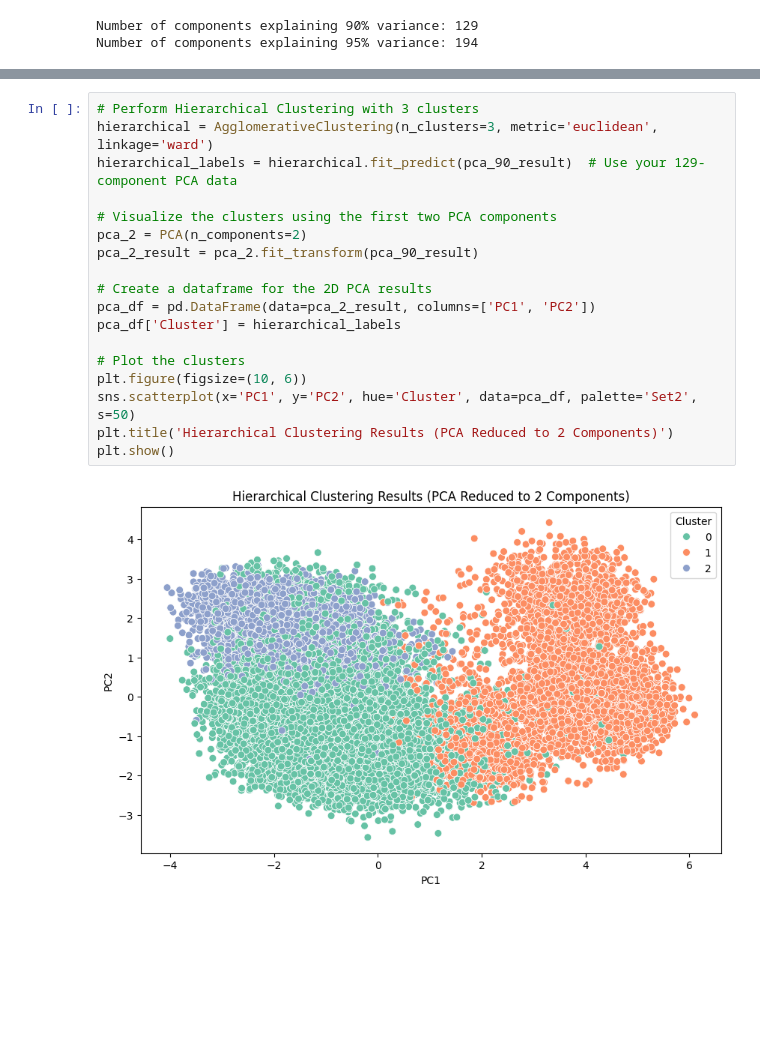
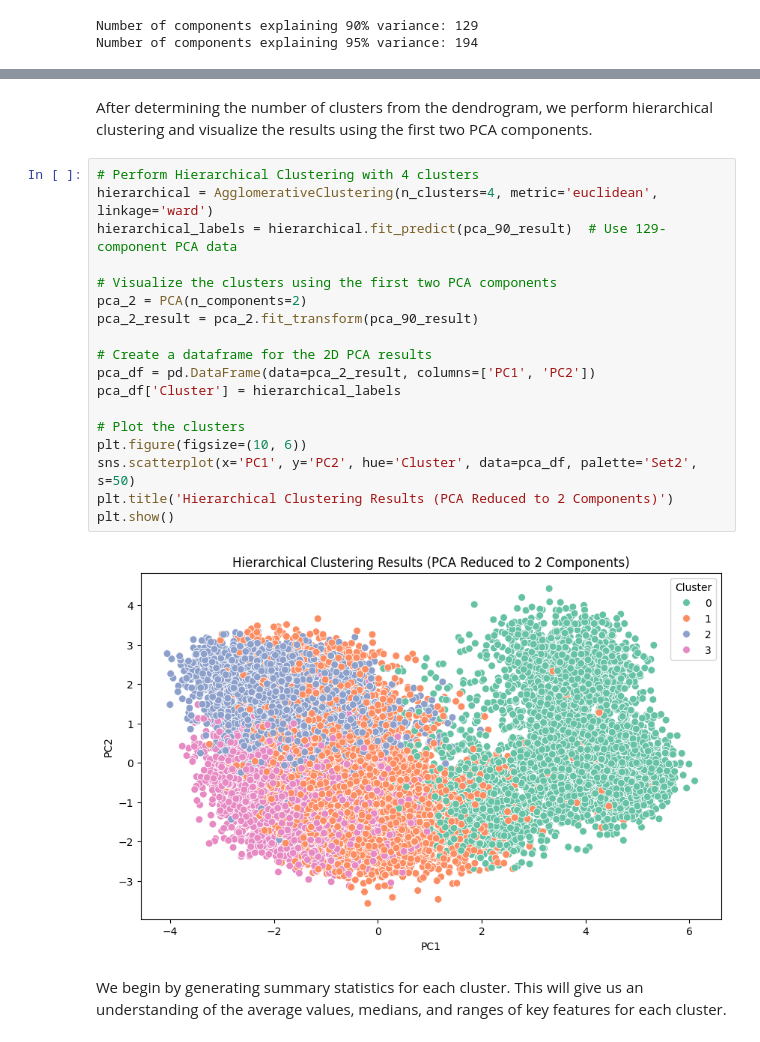
Before and after one commit to numansuri/Milestone_II, a Jupyter notebook: Numan_Exploration/recs_unsupervised_learning.ipynb, the cells around one changed output, grey strips where cells are left out. Drawn from its saved outputs; the diff is of its cells as text; blank space fills up the shorter version.

Commit message:
added some summary stats

```diff
--- a/Numan_Exploration/recs_unsupervised_learning.ipynb
+++ b/Numan_Exploration/recs_unsupervised_learning.ipynb
@@ -133,20 +147,24 @@ plt.show()
+# %% [markdown]
+After determining the number of clusters from the dendrogram, we perform hierarchical clustering and visualize the results using the first two PCA components.
 # %%
-# Perform Hierarchical Clustering with 3 clusters
-hierarchical = AgglomerativeClustering(n_clusters=3, metric='euclidean', linkage='ward')
-hierarchical_labels = hierarchical.fit_predict(pca_90_result)  # Use your 129-component PCA data
+# Perform Hierarchical Clustering with 4 clusters
+hierarchical = AgglomerativeClustering(n_clusters=4, metric='euclidean', linkage='ward')
+hierarchical_labels = hierarchical.fit_predict(pca_90_result)  # Use 129-component PCA data
 
 # Visualize the clusters using the first two PCA components
 pca_2 = PCA(n_components=2)
 pca_2_result = pca_2.fit_transform(pca_90_result)
 
 # Create a dataframe for the 2D PCA results
 pca_df = pd.DataFrame(data=pca_2_result, columns=['PC1', 'PC2'])
 pca_df['Cluster'] = hierarchical_labels
 
 # Plot the clusters
 plt.figure(figsize=(10, 6))
 sns.scatterplot(x='PC1', y='PC2', hue='Cluster', data=pca_df, palette='Set2', s=50)
 plt.title('Hierarchical Clustering Results (PCA Reduced to 2 Components)')
 plt.show()
 # %% [output]
-[figure, old version]
+[figure, new version]
+# %% [markdown]
+We begin by generating summary statistics for each cluster. This will give us an understanding of the average values, medians, and ranges of key features for each cluster.
```
Also changed, not shown: parts of 19 cells of this notebook.
